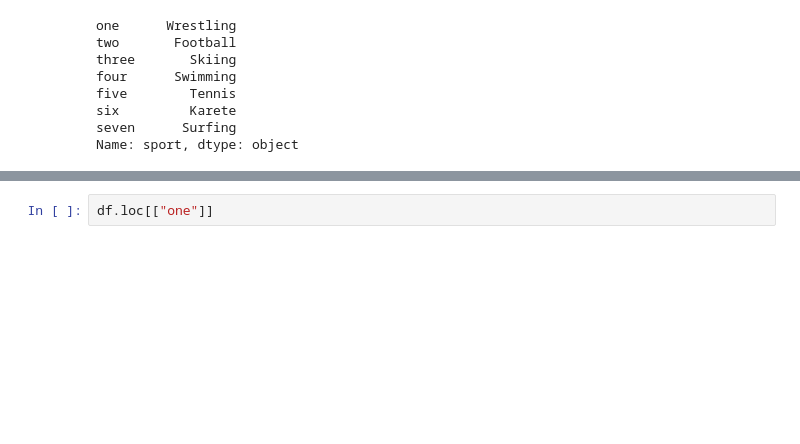
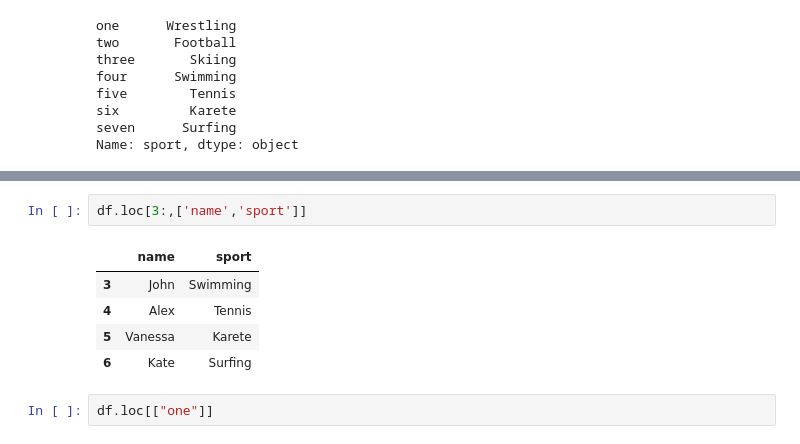
Before and after one commit to leeparkuky/Spatial_Mapping_Training, a Jupyter notebook: Python Tutorials/Week 2 Pandas DataFrame.ipynb, the cells around one changed output, grey strips where cells are left out. Cells and saved outputs as stored; diff of their text form; blank space fills up the shorter version.

```diff
--- a/Python Tutorials/Week 2 Pandas DataFrame.ipynb
+++ b/Python Tutorials/Week 2 Pandas DataFrame.ipynb
@@ -132,3 +169,11 @@ Name: sport, dtype: object
+# %%
+df.loc[3:,['name','sport']]
+# %% [output]
+|  | name | sport |
+| 3 | John | Swimming |
+| 4 | Alex | Tennis |
+| 5 | Vanessa | Karete |
+| 6 | Kate | Surfing |
 # %%
 df.loc[["one"]]
 # %% [output]
```
Also changed, not shown: parts of 5 cells of this notebook.
